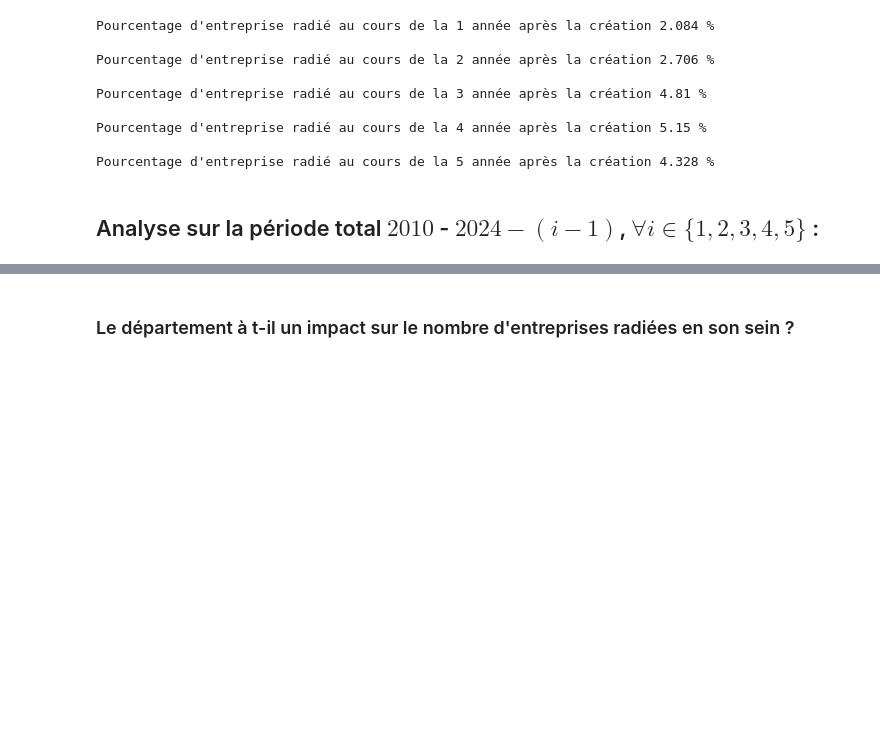
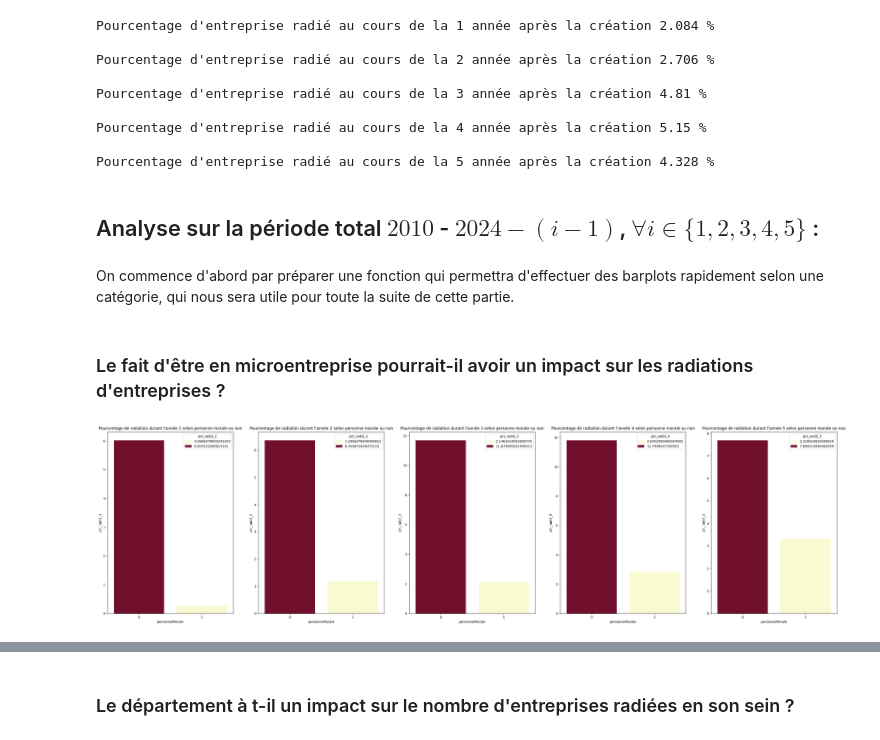
Before and after one commit to guillaume77176/JeMeLance, a Jupyter notebook: notebooks/Analyse_RNE.ipynb, the cells around one changed output, grey strips where cells are left out. Drawn from its saved outputs; the diff is of its cells as text; code cells hidden in the pictures; blank space fills up the shorter version.

Commit message:
Restructuration graphiques analyse
- + Ajout personneMorale et micro

```diff
--- a/notebooks/Analyse_RNE.ipynb
+++ b/notebooks/Analyse_RNE.ipynb
@@ -321,3 +321,5 @@ Pourcentage d'entreprise radié au cours de la 4 année après la création 5.15
 Pourcentage d'entreprise radié au cours de la 5 année après la création 4.328 %
 # %% [markdown]
 ## Analyse sur la période total $2010$ - $2024 -(i-1)$, $\forall i \in \{1,2,3,4,5\}$ :
+# %% [markdown]
+On commence d'abord par préparer une fonction qui permettra d'effectuer des barplots rapidement selon une catégorie, qui nous sera utile pour toute la suite de cette partie.
@@ -323,0 +374,8 @@ Pourcentage d'entreprise radié au cours de la 5 année après la création 4.32
+# %% [markdown]
+### Le fait d'être en microentreprise pourrait-il avoir un impact sur les radiations d'entreprises ?
+# %%
+title = [f"Pourcentage de radiation durant l'année {i+1} selon personne morale ou non" for i in range(5)]
+figsize = (40,10)
+barplot_cat("personneMorale",dfs,figsize,title)
+# %% [output]
+[figure, added]
```
Also changed, not shown: parts of 35 cells of this notebook.
